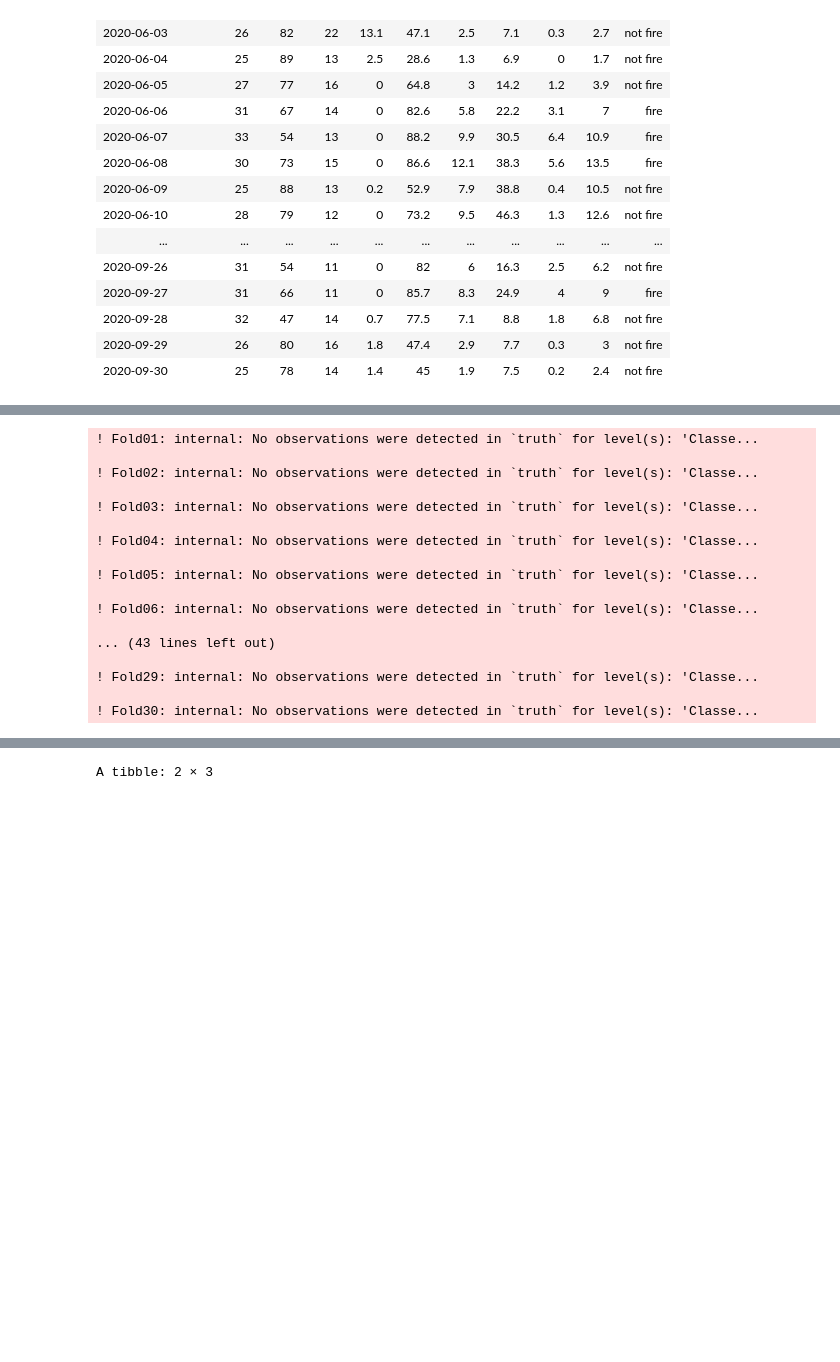
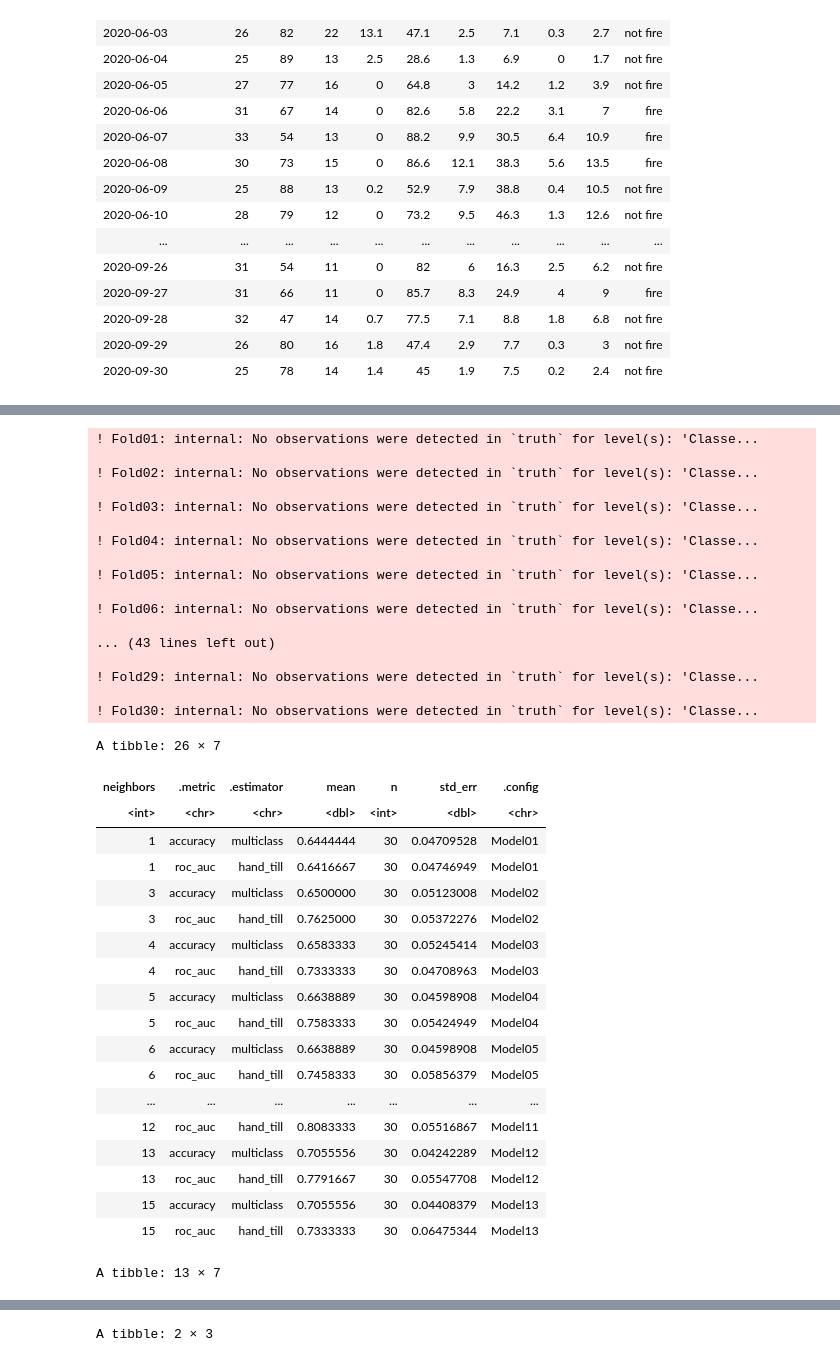
Before and after one commit to lufinot/DTSC-G18-V2, a Jupyter notebook: projectt.ipynb, the cells around one changed output, grey strips where cells are left out. Drawn from its saved outputs; the diff is of its cells as text; code cells hidden in the pictures; blank space fills up the shorter version.

```diff
--- a/projectt.ipynb
+++ b/projectt.ipynb
@@ -131,52 +158,82 @@ Warning message:
 # %%
-### Evaluation of Temperature and Relative Humidity
+## Evaluation of Temperature and Relative Humidity
+
 set.seed(1738)
+
+#computing 30-fold cross-validation
 fire_training_vfold <- vfold_cv(fire_train, v = 30, strata = Classes)
 
+
+#creating a knn model specification
 knn_tune <- nearest_neighbor(weight_func = "rectangular", neighbors = tune()) %>%
        set_engine("kknn") %>%
       set_mode("classification")
 
+
+#creating the standardization recipe based on the training data
 fire_recipe <- recipe(Classes ~ Rain + RH + Temperature,  data = fire_train) %>%
         step_scale(all_predictors()) %>%
         step_center(all_predictors())
 
 
+#fitting the model and specifiying that the tuning should try 15 numbers of K neighbors
 cross_val_metrics <- workflow() %>%
                 add_recipe(fire_recipe) %>%
                 add_model(knn_tune) %>%
                 tune_grid(resamples = fire_training_vfold, grid = 15) %>%
                 collect_metrics()
+cross_val_metrics
 
 
+#filtering the .metric column for just accuracy
 accuracies <- cross_val_metrics %>%
        filter(.metric == "accuracy")
+accuracies
 
+
+#plotting accuracy vs. neighbours to see which K value gives the highest accuracy
 cross_val_plot <- ggplot(accuracies, aes(x = neighbors, y = mean))+
        geom_point() +
        geom_line() +
        labs(x = "Neighbors", y = "Accuracy Estimate") +
        scale_x_continuous(breaks = seq(0, 14, by = 1)) +  # adjusting the x-axis
        scale_y_continuous(limits = c(0.4, 1.0)) # adjusting the y-axis
-
-
-
 cross_val_plot
 # %% [output]
 ! Fold01: internal: No observations were detected in `truth` for level(s): 'Classe...
 
 ! Fold02: internal: No observations were detected in `truth` for level(s): 'Classe...
 
 ! Fold03: internal: No observations were detected in `truth` for level(s): 'Classe...
 
 ! Fold04: internal: No observations were detected in `truth` for level(s): 'Classe...
 
 ! Fold05: internal: No observations were detected in `truth` for level(s): 'Classe...
 
 ! Fold06: internal: No observations were detected in `truth` for level(s): 'Classe...
 
 ... (43 lines left out)
 
 ! Fold29: internal: No observations were detected in `truth` for level(s): 'Classe...
 
 ! Fold30: internal: No observations were detected in `truth` for level(s): 'Classe...
+A tibble: 26 × 7
+| neighbors | .metric | .estimator | mean | n | std_err | .config |
+| <int> | <chr> | <chr> | <dbl> | <int> | <dbl> | <chr> |
+| 1 | accuracy | multiclass | 0.6444444 | 30 | 0.04709528 | Model01 |
+| 1 | roc_auc | hand_till | 0.6416667 | 30 | 0.04746949 | Model01 |
+| 3 | accuracy | multiclass | 0.6500000 | 30 | 0.05123008 | Model02 |
+| 3 | roc_auc | hand_till | 0.7625000 | 30 | 0.05372276 | Model02 |
+| 4 | accuracy | multiclass | 0.6583333 | 30 | 0.05245414 | Model03 |
+| 4 | roc_auc | hand_till | 0.7333333 | 30 | 0.04708963 | Model03 |
+| 5 | accuracy | multiclass | 0.6638889 | 30 | 0.04598908 | Model04 |
+| 5 | roc_auc | hand_till | 0.7583333 | 30 | 0.05424949 | Model04 |
+| 6 | accuracy | multiclass | 0.6638889 | 30 | 0.04598908 | Model05 |
+| 6 | roc_auc | hand_till | 0.7458333 | 30 | 0.05856379 | Model05 |
+| ... | ... | ... | ... | ... | ... | ... |
+| 12 | roc_auc | hand_till | 0.8083333 | 30 | 0.05516867 | Model11 |
+| 13 | accuracy | multiclass | 0.7055556 | 30 | 0.04242289 | Model12 |
+| 13 | roc_auc | hand_till | 0.7791667 | 30 | 0.05547708 | Model12 |
+| 15 | accuracy | multiclass | 0.7055556 | 30 | 0.04408379 | Model13 |
+| 15 | roc_auc | hand_till | 0.7333333 | 30 | 0.06475344 | Model13 |
+A tibble: 13 × 7
```
Also changed, not shown: parts of 15 cells of this notebook.
